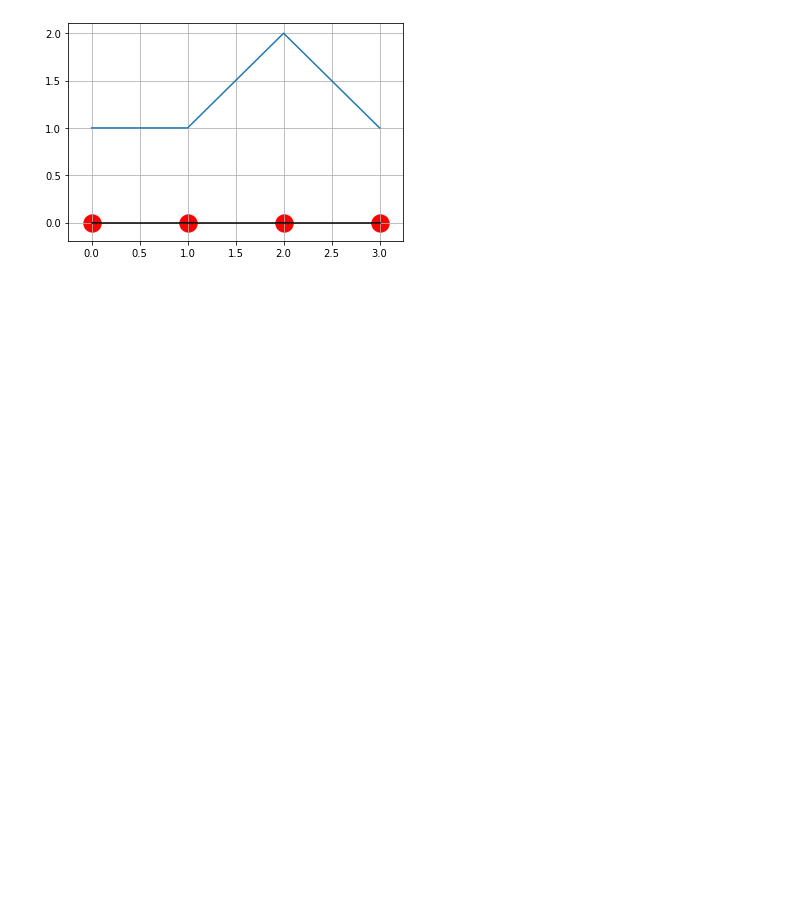
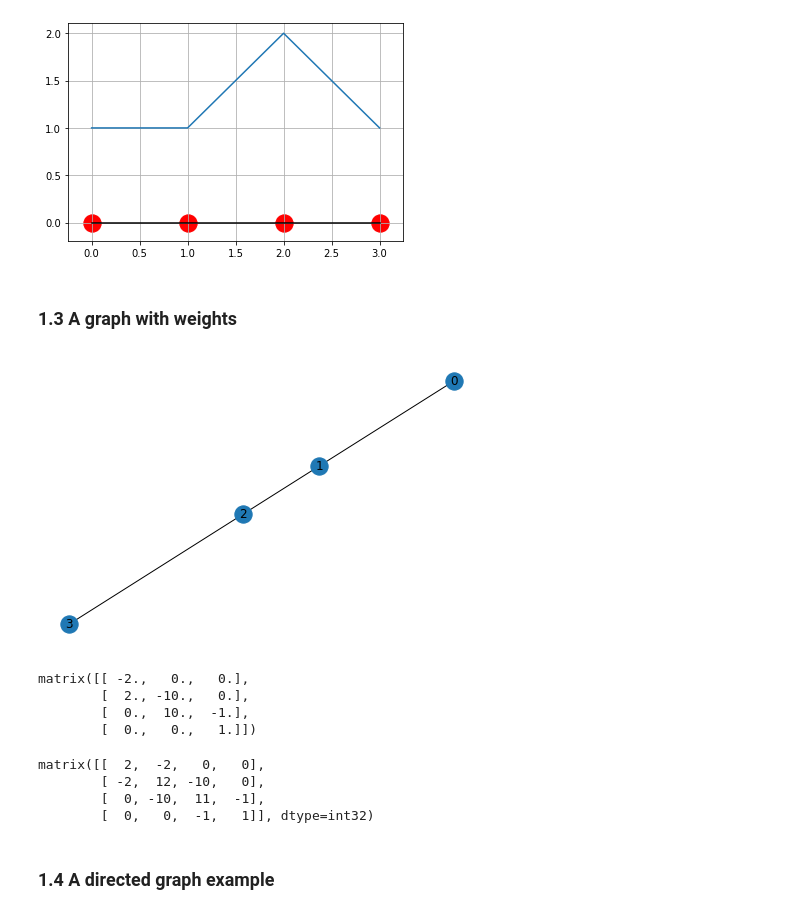
Before and after one commit to GAnagno/Social-Web, a Jupyter notebook: Linear Algebra for Graphs.ipynb, the cells around one changed output. Saved outputs shown, nothing was run; the diff lists cells and outputs as text; code cells hidden in the pictures; blank space fills up the shorter version.

```diff
--- a/Linear Algebra for Graphs.ipynb
+++ b/Linear Algebra for Graphs.ipynb
@@ -67,3 +71,35 @@ plt.scatter(*zip(*pos.values()), c='r', s=300)  # red dots
 plt.grid()
 # %% [output]
 [figure]
+# %% [markdown]
+### 1.3 A graph with weights
+# %%
+# Let us change the weights of the path graph
+Aw = A.copy()
+Aw[0, 1] = 2
+Aw[1, 0] = 2
+Aw[1, 2] = 10
+Aw[2, 1] = 10
+# %%
+Gw = nx.from_numpy_array(Aw.todense())
+nx.draw(Gw, with_labels=True)
+# %% [output]
+[figure, added]
+# %%
+S = nx.incidence_matrix(Gw, oriented=True, weight='weight')
+S.todense()
+# %% [output]
+matrix([[ -2.,   0.,   0.],
+        [  2., -10.,   0.],
+        [  0.,  10.,  -1.],
+        [  0.,   0.,   1.]])
+# %%
+L = nx.laplacian_matrix(Gw)
+L.todense()
+# %% [output]
+matrix([[  2,  -2,   0,   0],
+        [ -2,  12, -10,   0],
+        [  0, -10,  11,  -1],
+        [  0,   0,  -1,   1]], dtype=int32)
+# %% [markdown]
+### 1.4 A directed graph example
```
Also changed, not shown: parts of 24 cells of this notebook.
